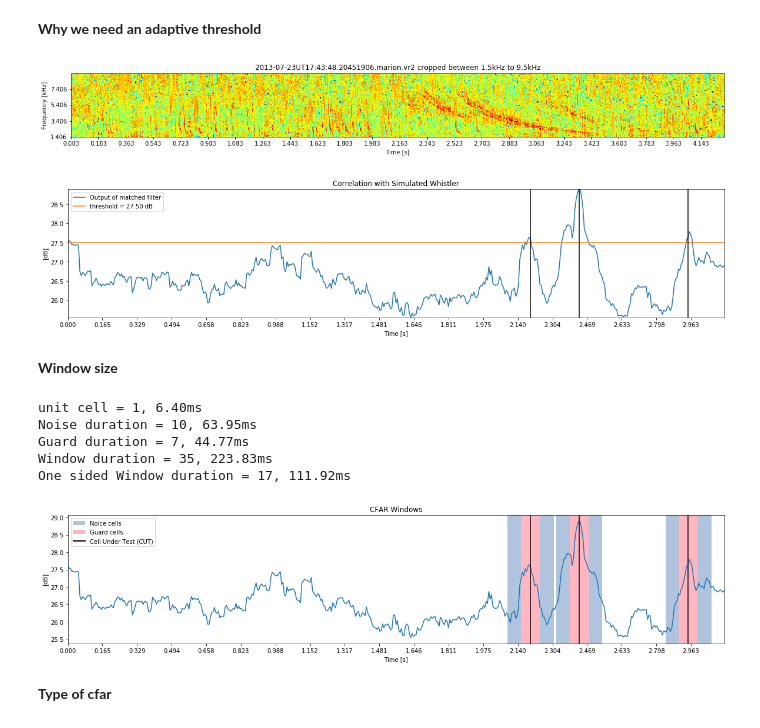
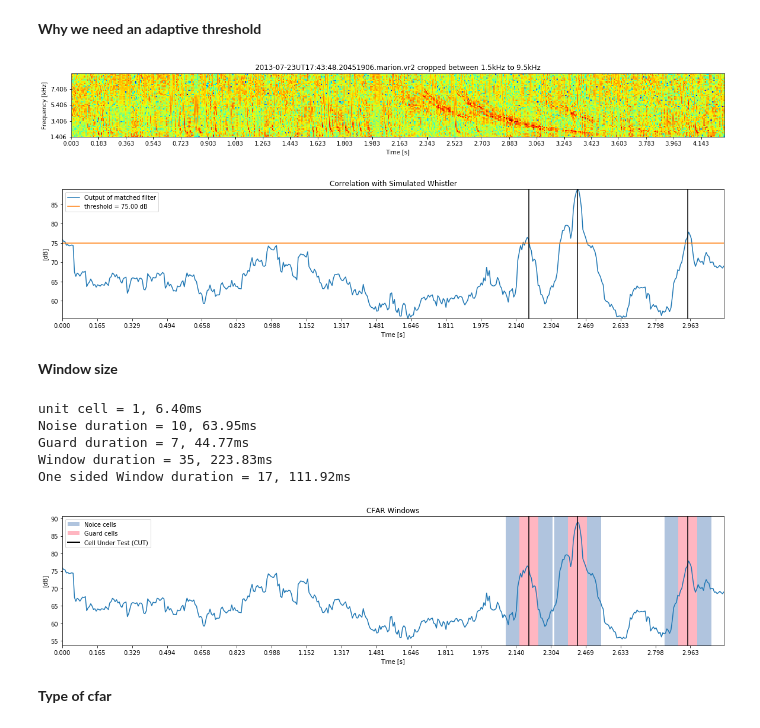
Before and after one commit to Kojey/MSc-whistler-waves-detector, a Jupyter notebook: ipy/report/chapter5_3.ipynb, the cells around one changed output. Saved outputs shown, nothing was run; the diff lists cells and outputs as text; code cells hidden in the pictures.

```diff
--- a/ipy/report/chapter5_3.ipynb
+++ b/ipy/report/chapter5_3.ipynb
@@ -92,29 +92,29 @@ sample.plot_corr_output(transforms, transforms_params, detector, detector_params
 # %%
 transforms, transforms_params = ['slice','zscore'],[[1.5,9.5],[None]]
 detector, detector_params = 'ca_cfar', [15,10,1e-3]
 # reason for adaptive threshold
 file = '2013-07-23UT17:43:48.20451906.marion.vr2'
 
 # file = '2013-04-22UT01:28:03.48279656.marion.vr2'
 sample = SampleDetector(dataset_loc, site, file)
 sample.spectrogram_with_axis(log10=True)
 sample.set_figsize(freq_size*sample.get_time_freq_ratio(dec=0), freq_size/2)
 figsize=sample.get_figsize()
 sample.apply_transform(transforms, transforms_params)
 sample.spectrogram_plot(figsize=sample.get_figsize(), xlabel='Time [s]', ylabel='Frequency [kHz]',zlabel='sprectrum magnitude [dB]',
                            xaxis=True, yaxis=True,ticks=[0.18,2],
                            title=sample.get_file()+" cropped between 1.5kHz to 9.5kHz", cmap='jet', cmap_show=False)
-kernel = sample.load_kernel('sim', [0.35,80,10])
-sample.plot_corr_output(transforms, transforms_params, detector, detector_params, kernel=kernel, thresholds=[27.5], detection=False,
+kernel = sample.load_kernel('sim', [0.35,80,1])
+sample.plot_corr_output(transforms, transforms_params, detector, detector_params, kernel=kernel, thresholds=[75], detection=False,
                         figsize=(figsize[0],4),title='Correlation with Simulated Whistler', vlines=[2.2,2.43, 2.95])
 # %% [output]
 [figure]
-[figure, old version]
+[figure, new version]
 # %% [markdown]
 **Window size**
 # %%
 transforms, transforms_params = ['slice','zscore'],[[1.5,9.5],[None]]
-N,G,pfa = 10,7,1e-2
+N,G,pfa = 10,7,1e-3
 detector, detector_params = 'ca_cfar', [N,G,pfa]
 
 print('unit cell = %d, %.2fms'% (1,sample.get_time_res()*1e3))
@@ -127,12 +127,12 @@ sample = SampleDetector(dataset_loc, site, file)
 sample.spectrogram_with_axis(log10=True)
 sample.apply_transform(transforms, transforms_params)
 
-corr = signal.correlate(10**sample.get_spectrogram(), 10**kernel, mode='valid')[0]
+corr = signal.correlate(10**sample.get_spectrogram(), kernel, mode='valid')[0]
 detect = sample.apply_cfar_detector(corr,detector, detector_params)[0]
 x_axis = list(range(len(corr))*sample.get_time_res())
 
 plt.figure(figsize=(figsize[0],4))
-plt.plot(x_axis, np.log10(corr**2))
+plt.plot(x_axis, 10*np.log10(corr**2))
 # plt.plot(x_axis, np.log10(detect))
 
 y1,y2 = plt.gca().get_ylim()
@@ -161,7 +161,7 @@ Noise duration = 10, 63.95ms
 Guard duration = 7, 44.77ms
 Window duration = 35, 223.83ms
 One sided Window duration = 17, 111.92ms
-[figure, old version]
+[figure, new version]
 # %% [markdown]
 **Type of cfar**
 # %%
```
Also changed, not shown: parts of 3 cells of this notebook, 2 other files.
